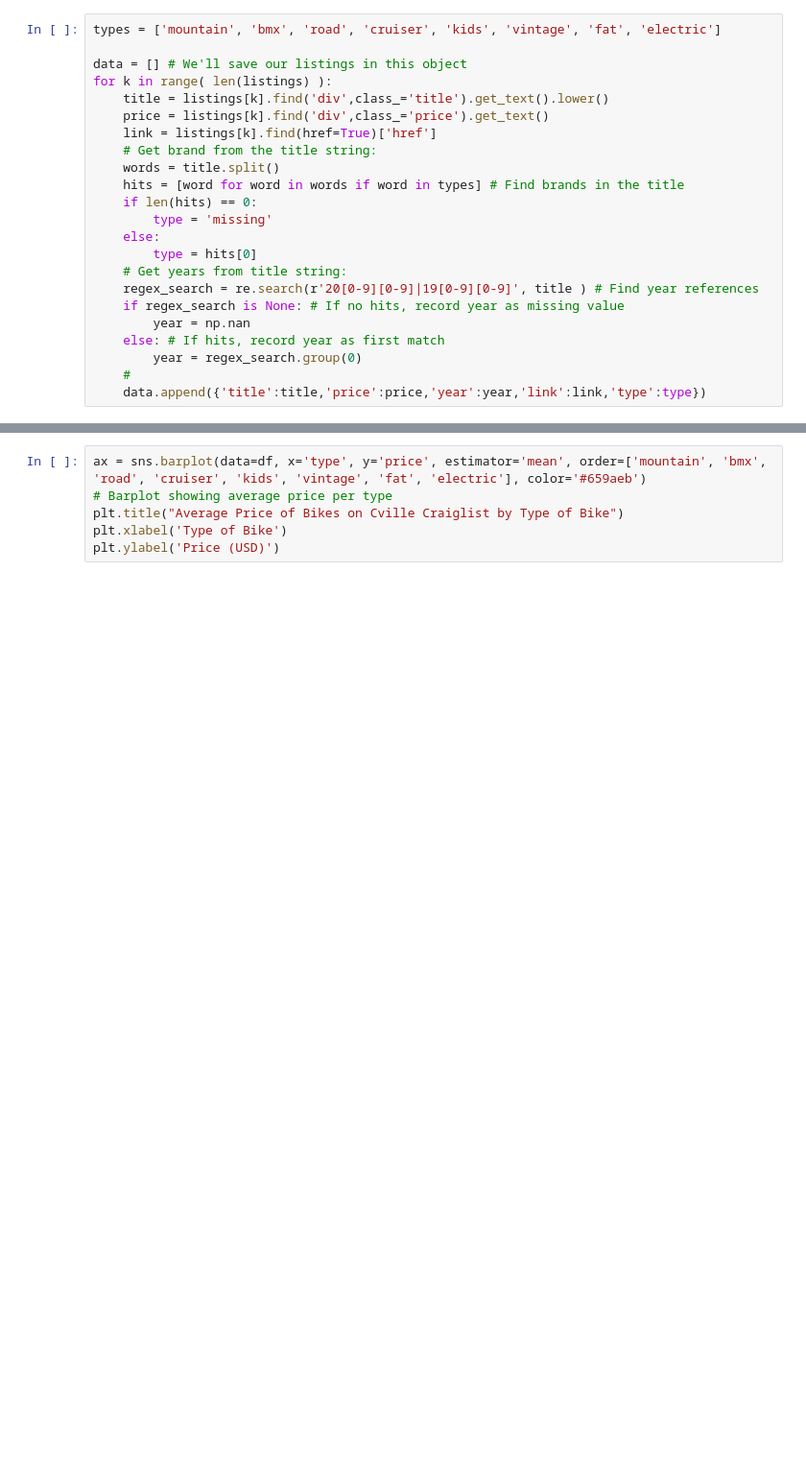
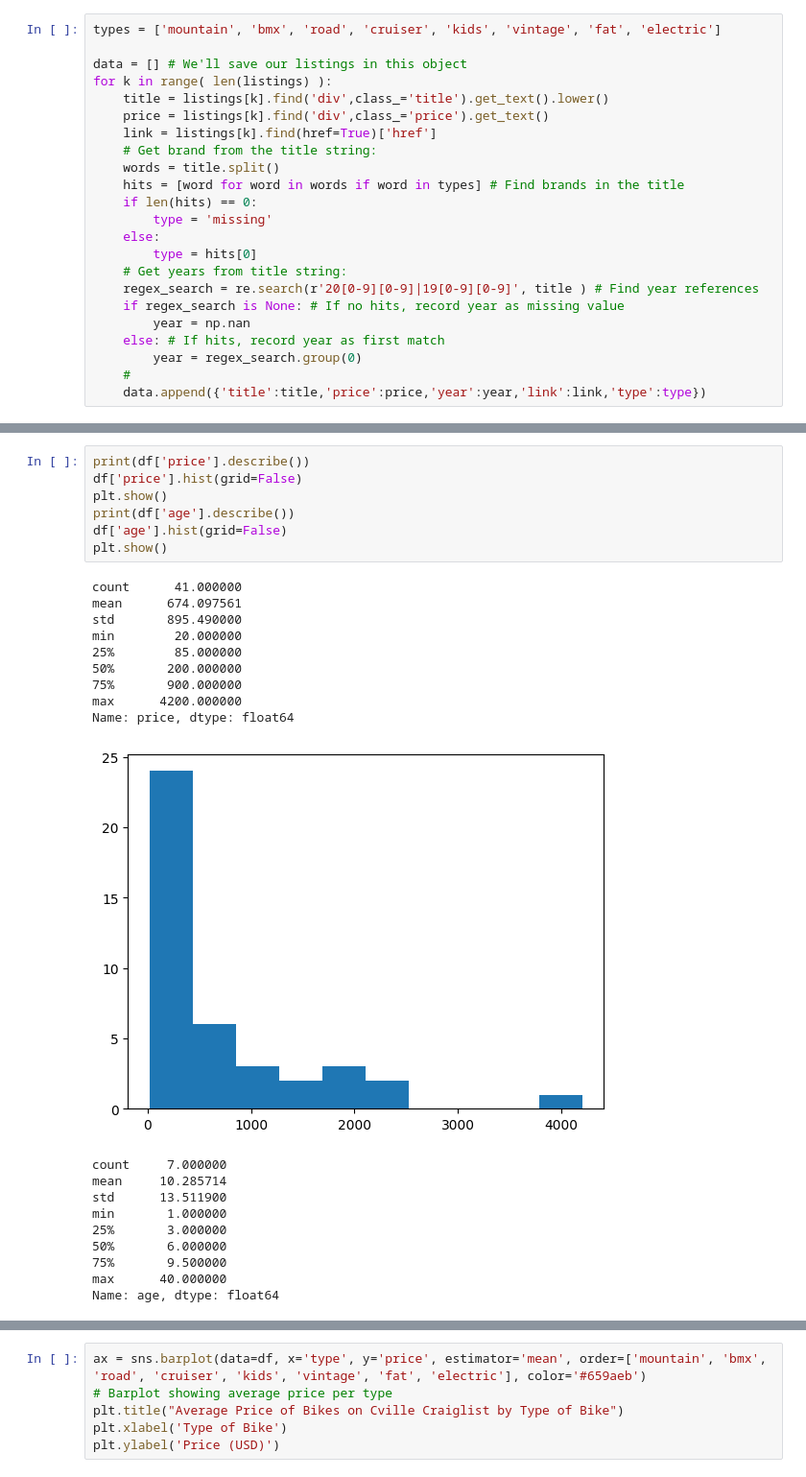
Before and after one commit to conorgibbons147/wrangling, a Jupyter notebook: lab/lab_notebook.ipynb, the cells around one changed output, grey strips where cells are left out. Shown at 96% size. Cells and saved outputs as stored; diff of their text form; blank space fills up the shorter version.

```diff
--- a/lab/lab_notebook.ipynb
+++ b/lab/lab_notebook.ipynb
@@ -274,0 +264,27 @@ df
+# %%
+print(df['price'].describe())
+df['price'].hist(grid=False)
+plt.show()
+print(df['age'].describe())
+df['age'].hist(grid=False)
+plt.show()
+# %% [output]
+count      41.000000
+mean      674.097561
+std       895.490000
+min        20.000000
+25%        85.000000
+50%       200.000000
+75%       900.000000
+max      4200.000000
+Name: price, dtype: float64
+[figure, added]
+count     7.000000
+mean     10.285714
+std      13.511900
+min       1.000000
+25%       3.000000
+50%       6.000000
+75%       9.500000
+max      40.000000
+Name: age, dtype: float64
```
Also changed, not shown: parts of 2 cells of this notebook.
